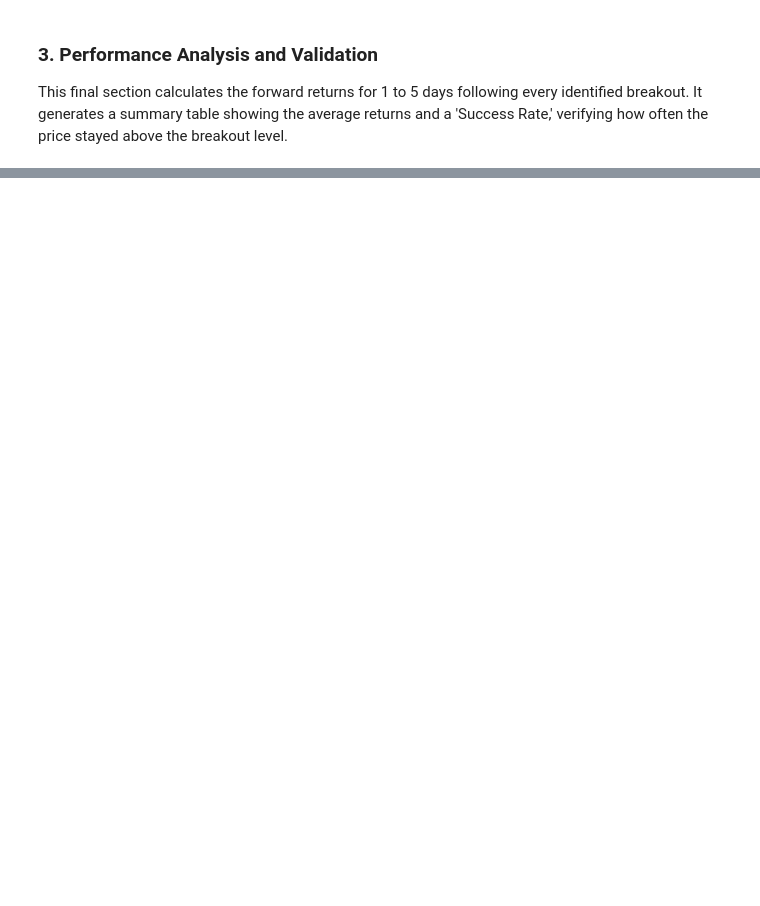
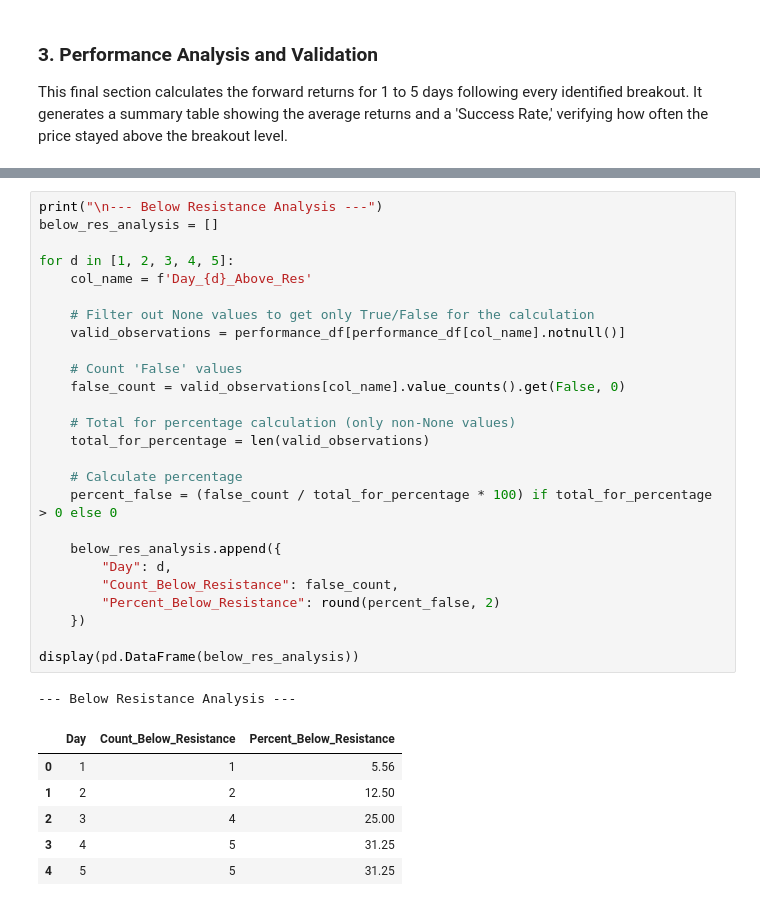
Before and after one commit to jhenningsen/Equity_Analysis, a Jupyter notebook: Breakout/Resistance_Breakout_Daily.ipynb, the cells around one changed output, grey strips where cells are left out. Saved outputs shown, nothing was run; the diff lists cells and outputs as text; blank space fills up the shorter version.

```diff
--- a/Breakout/Resistance_Breakout_Daily.ipynb
+++ b/Breakout/Resistance_Breakout_Daily.ipynb
@@ -368,0 +393,34 @@ if 'watchlist_df' in globals() and not watchlist_df.empty:
+# %%
+print("\n--- Below Resistance Analysis ---")
+below_res_analysis = []
+
+for d in [1, 2, 3, 4, 5]:
+    col_name = f'Day_{d}_Above_Res'
+
+    # Filter out None values to get only True/False for the calculation
+    valid_observations = performance_df[performance_df[col_name].notnull()]
+
+    # Count 'False' values
+    false_count = valid_observations[col_name].value_counts().get(False, 0)
+
+    # Total for percentage calculation (only non-None values)
+    total_for_percentage = len(valid_observations)
+
+    # Calculate percentage
+    percent_false = (false_count / total_for_percentage * 100) if total_for_percentage > 0 else 0
+
+    below_res_analysis.append({
+        "Day": d,
+        "Count_Below_Resistance": false_count,
+        "Percent_Below_Resistance": round(percent_false, 2)
+    })
+
+display(pd.DataFrame(below_res_analysis))
+# %% [output]
+--- Below Resistance Analysis ---
+|  | Day | Count_Below_Resistance | Percent_Below_Resistance |
+| 0 | 1 | 1 | 5.56 |
+| 1 | 2 | 2 | 12.50 |
+| 2 | 3 | 4 | 25.00 |
+| 3 | 4 | 5 | 31.25 |
+| 4 | 5 | 5 | 31.25 |
```
Also changed, not shown: parts of 5 cells of this notebook.
